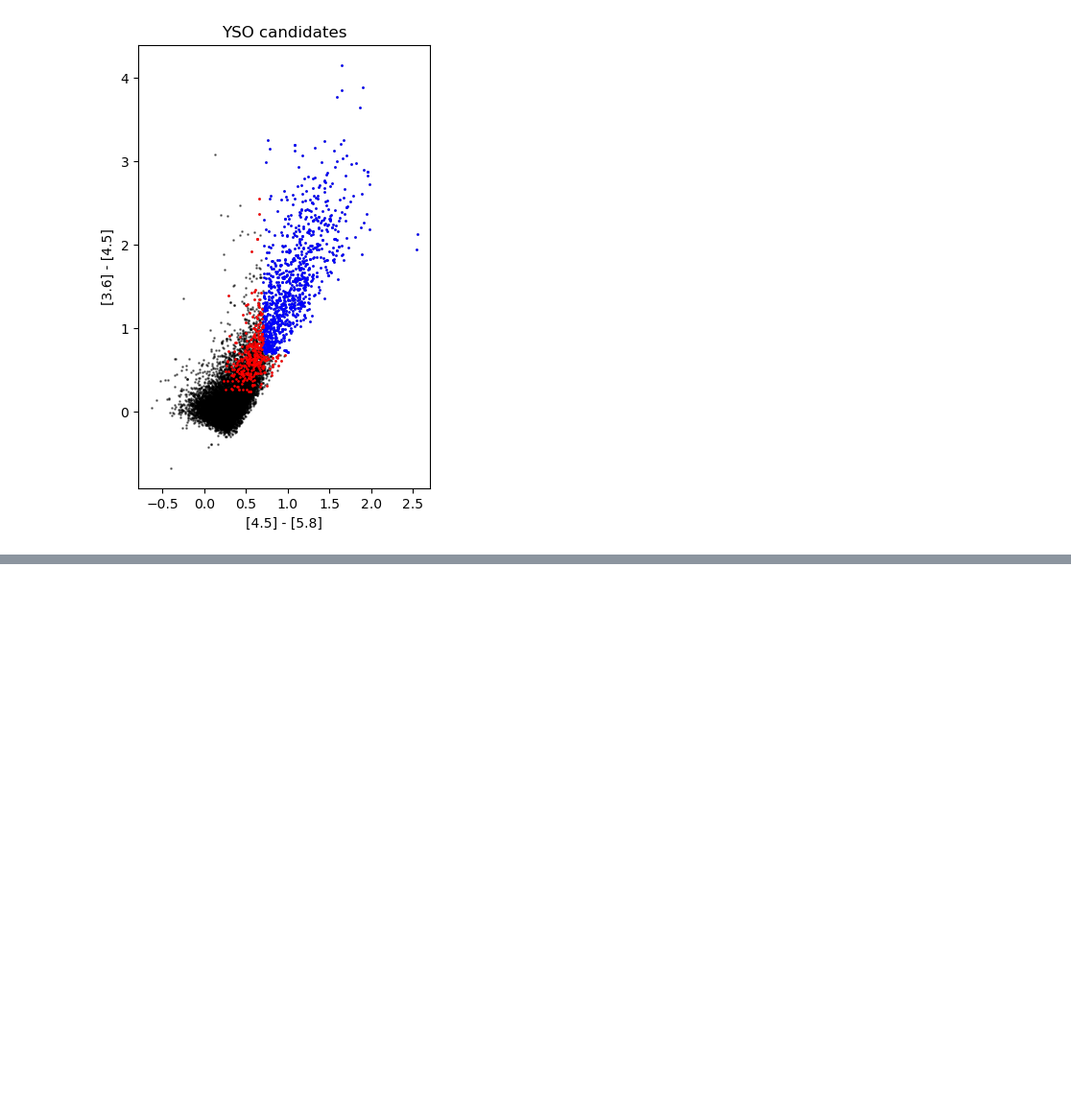
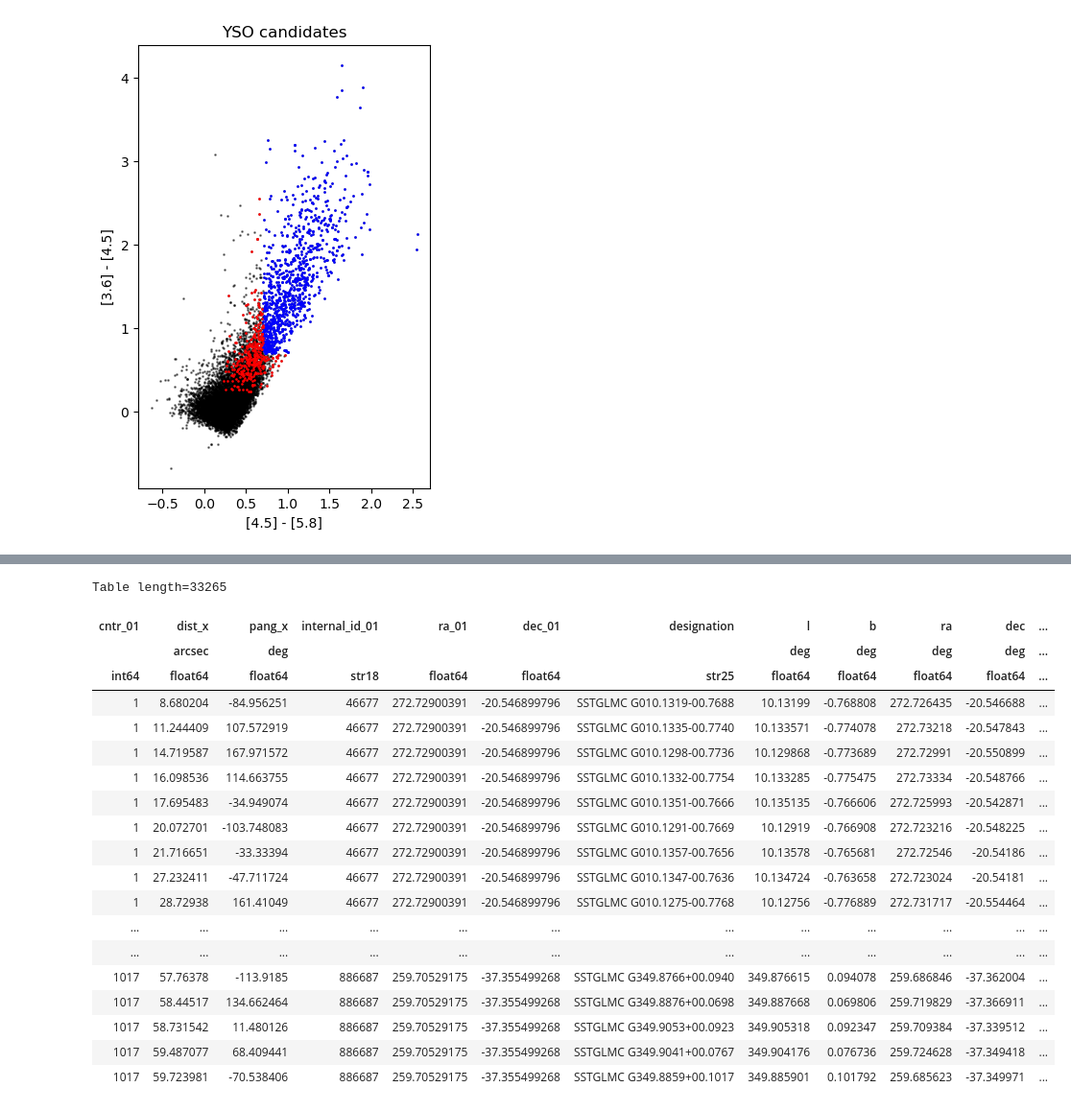
Before and after one commit to Ajuradoi1/ALMAGAL_IR, a Jupyter notebook: src/YSO_classification_jup.ipynb, the cells around one changed output, grey strips where cells are left out. Shown at 96% size. Saved outputs shown, nothing was run; the diff lists cells and outputs as text; code cells hidden in the pictures; blank space fills up the shorter version.

```diff
--- a/src/YSO_classification_jup.ipynb
+++ b/src/YSO_classification_jup.ipynb
@@ -231,17 +231,30 @@ plt.show()
 # Phase II
 
 from astropy.table import Table
+import numpy as np
+
+
 cat = 'glimpse_s07'
 
 spitzer_sources = Table.read('../output/tables/'+cat+'_2mass.tbl',format='ascii.ipac')
 
-phase_II = spitzer_sources["has_twomass"]
+phase_II = spitzer_sources[spitzer_sources["has_twomass"] == "True"]
+print(phase_II)
 
-phase_II = phase_II[(
-    (spitzer_sources["h_msigcom"] < 0.1)
-    & (spitzer_sources["k_msigcom"] < 0.1)
-    & ~(spitzer_sources["j_msigcom"] > 0.1)
-    & ~((spitzer_sources["d5_8"] > 0.2) | (spitzer_sources["d8_0"] > 0.2))
-)
-    ]
+
+m58 = np.ma.getmaskarray(phase_II['mag5_8']) | np.isnan(phase_II['mag5_8'])
+m80 = np.ma.getmaskarray(phase_II['mag8_0']) | np.isnan(phase_II['mag8_0'])
+
+phase_II = phase_II[m58 | m80]
+
+print(phase_II)
+print('\n\n\n')
+phase_II = phase_II[
+    ((phase_II["h_msigcom"] < 0.1) & (phase_II["k_msigcom"] < 0.1)) # H and K are required at minimum
+    & (~(phase_II["j_msigcom"] > 0.1))  # J can be missing, but if present should be good
+]
+
+mj = np.ma.getmaskarray(phase_II['j_m']) | np.isnan(phase_II['j_m'])
+
+print(phase_II)
 # %% [output]
@@ -248,0 +307,23 @@ UFuncTypeError: ufunc 'less' did not contain a loop with signature matching type
+# %%
+phase_II
+# %% [output]
+Table length=33265
+| cntr_01 | dist_x | pang_x | internal_id_01 | ra_01 | dec_01 | designation | l | b | ra | dec | ... |
+|  | arcsec | deg |  |  |  |  | deg | deg | deg | deg | ... |
+| int64 | float64 | float64 | str18 | float64 | float64 | str25 | float64 | float64 | float64 | float64 | ... |
+| 1 | 8.680204 | -84.956251 | 46677 | 272.72900391 | -20.546899796 | SSTGLMC G010.1319-00.7688 | 10.13199 | -0.768808 | 272.726435 | -20.546688 | ... |
+| 1 | 11.244409 | 107.572919 | 46677 | 272.72900391 | -20.546899796 | SSTGLMC G010.1335-00.7740 | 10.133571 | -0.774078 | 272.73218 | -20.547843 | ... |
+| 1 | 14.719587 | 167.971572 | 46677 | 272.72900391 | -20.546899796 | SSTGLMC G010.1298-00.7736 | 10.129868 | -0.773689 | 272.72991 | -20.550899 | ... |
+| 1 | 16.098536 | 114.663755 | 46677 | 272.72900391 | -20.546899796 | SSTGLMC G010.1332-00.7754 | 10.133285 | -0.775475 | 272.73334 | -20.548766 | ... |
+| 1 | 17.695483 | -34.949074 | 46677 | 272.72900391 | -20.546899796 | SSTGLMC G010.1351-00.7666 | 10.135135 | -0.766606 | 272.725993 | -20.542871 | ... |
+| 1 | 20.072701 | -103.748083 | 46677 | 272.72900391 | -20.546899796 | SSTGLMC G010.1291-00.7669 | 10.12919 | -0.766908 | 272.723216 | -20.548225 | ... |
+| 1 | 21.716651 | -33.33394 | 46677 | 272.72900391 | -20.546899796 | SSTGLMC G010.1357-00.7656 | 10.13578 | -0.765681 | 272.72546 | -20.54186 | ... |
+| 1 | 27.232411 | -47.711724 | 46677 | 272.72900391 | -20.546899796 | SSTGLMC G010.1347-00.7636 | 10.134724 | -0.763658 | 272.723024 | -20.54181 | ... |
+| 1 | 28.72938 | 161.41049 | 46677 | 272.72900391 | -20.546899796 | SSTGLMC G010.1275-00.7768 | 10.12756 | -0.776889 | 272.731717 | -20.554464 | ... |
+| ... | ... | ... | ... | ... | ... | ... | ... | ... | ... | ... | ... |
+| ... | ... | ... | ... | ... | ... | ... | ... | ... | ... | ... | ... |
+| 1017 | 57.76378 | -113.9185 | 886687 | 259.70529175 | -37.355499268 | SSTGLMC G349.8766+00.0940 | 349.876615 | 0.094078 | 259.686846 | -37.362004 | ... |
+| 1017 | 58.44517 | 134.662464 | 886687 | 259.70529175 | -37.355499268 | SSTGLMC G349.8876+00.0698 | 349.887668 | 0.069806 | 259.719829 | -37.366911 | ... |
+| 1017 | 58.731542 | 11.480126 | 886687 | 259.70529175 | -37.355499268 | SSTGLMC G349.9053+00.0923 | 349.905318 | 0.092347 | 259.709384 | -37.339512 | ... |
+| 1017 | 59.487077 | 68.409441 | 886687 | 259.70529175 | -37.355499268 | SSTGLMC G349.9041+00.0767 | 349.904176 | 0.076736 | 259.724628 | -37.349418 | ... |
+| 1017 | 59.723981 | -70.538406 | 886687 | 259.70529175 | -37.355499268 | SSTGLMC G349.8859+00.1017 | 349.885901 | 0.101792 | 259.685623 | -37.349971 | ... |
```
Also changed, not shown: parts of 2 cells of this notebook, 4 other files.
